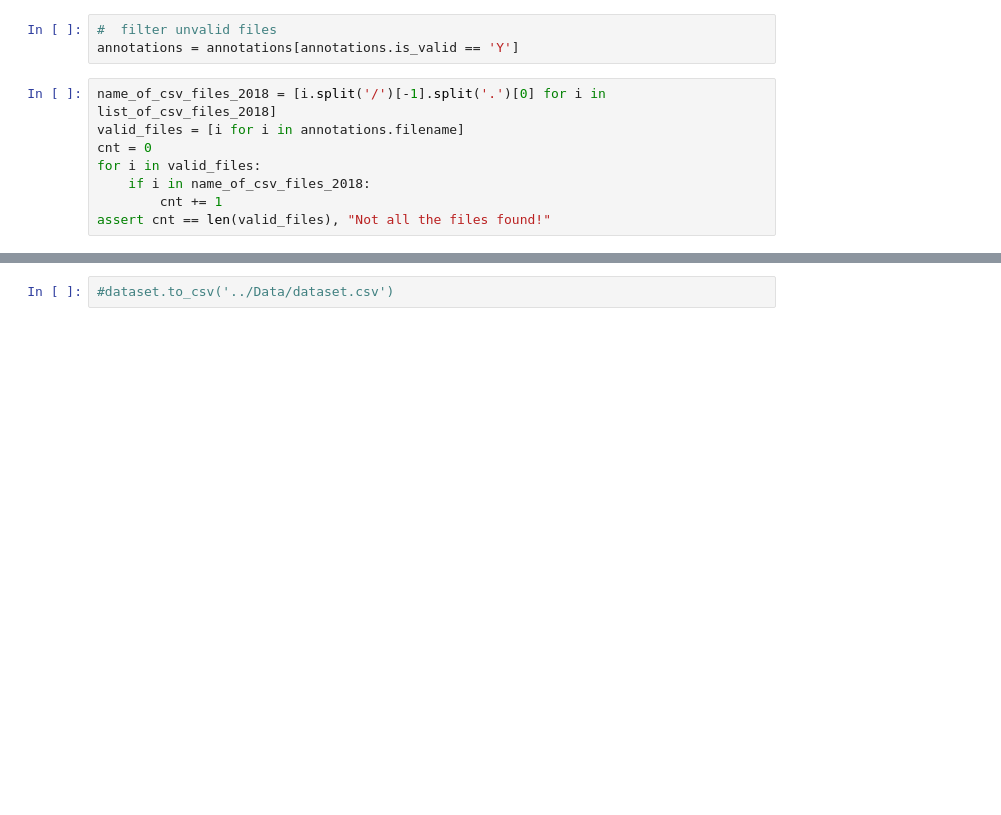
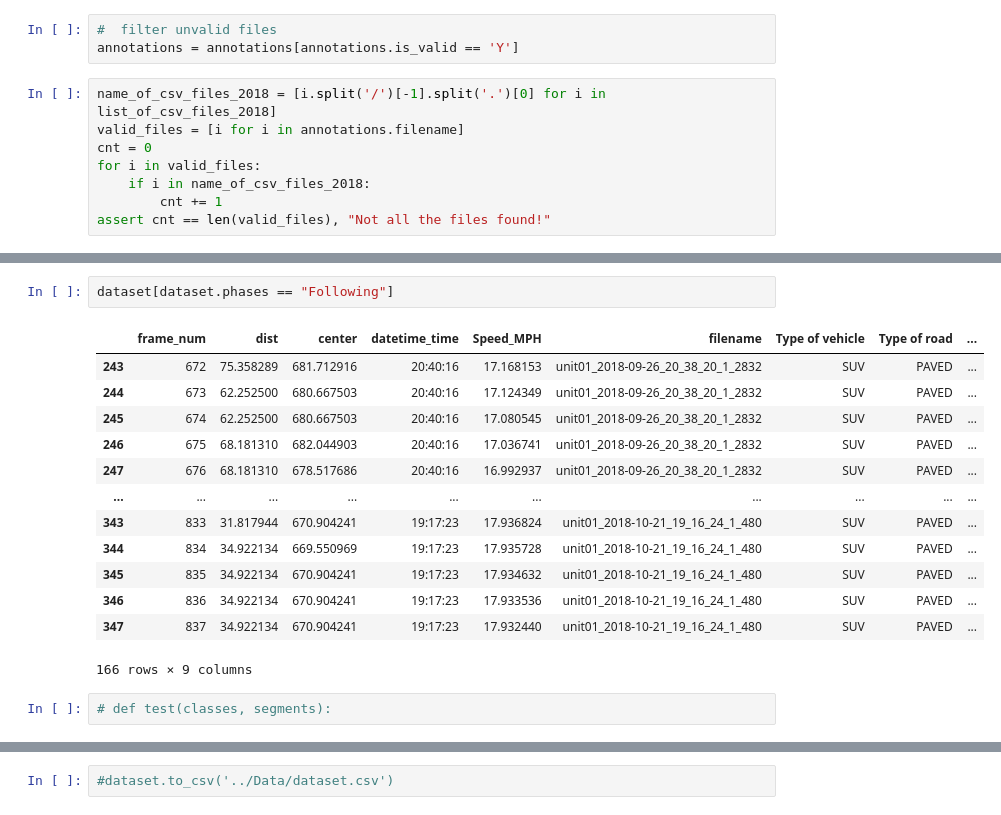
Before and after one commit to saeedarabi92/Farm-equipment-following-behaviour, a Jupyter notebook: notebooks/Mixed_effect_model.ipynb, the cells around one changed output, grey strips where cells are left out. Cells and saved outputs as stored; diff of their text form; blank space fills up the shorter version.

```diff
--- a/notebooks/Mixed_effect_model.ipynb
+++ b/notebooks/Mixed_effect_model.ipynb
@@ -80,0 +86,18 @@ KeyboardInterrupt:
+# %%
+dataset[dataset.phases == "Following"]
+# %% [output]
+|  | frame_num | dist | center | datetime_time | Speed_MPH | filename | Type of vehicle | Type of road | ... |
+| 243 | 672 | 75.358289 | 681.712916 | 20:40:16 | 17.168153 | unit01_2018-09-26_20_38_20_1_2832 | SUV | PAVED | ... |
+| 244 | 673 | 62.252500 | 680.667503 | 20:40:16 | 17.124349 | unit01_2018-09-26_20_38_20_1_2832 | SUV | PAVED | ... |
+| 245 | 674 | 62.252500 | 680.667503 | 20:40:16 | 17.080545 | unit01_2018-09-26_20_38_20_1_2832 | SUV | PAVED | ... |
+| 246 | 675 | 68.181310 | 682.044903 | 20:40:16 | 17.036741 | unit01_2018-09-26_20_38_20_1_2832 | SUV | PAVED | ... |
+| 247 | 676 | 68.181310 | 678.517686 | 20:40:16 | 16.992937 | unit01_2018-09-26_20_38_20_1_2832 | SUV | PAVED | ... |
+| ... | ... | ... | ... | ... | ... | ... | ... | ... | ... |
+| 343 | 833 | 31.817944 | 670.904241 | 19:17:23 | 17.936824 | unit01_2018-10-21_19_16_24_1_480 | SUV | PAVED | ... |
+| 344 | 834 | 34.922134 | 669.550969 | 19:17:23 | 17.935728 | unit01_2018-10-21_19_16_24_1_480 | SUV | PAVED | ... |
+| 345 | 835 | 34.922134 | 670.904241 | 19:17:23 | 17.934632 | unit01_2018-10-21_19_16_24_1_480 | SUV | PAVED | ... |
+| 346 | 836 | 34.922134 | 670.904241 | 19:17:23 | 17.933536 | unit01_2018-10-21_19_16_24_1_480 | SUV | PAVED | ... |
+| 347 | 837 | 34.922134 | 670.904241 | 19:17:23 | 17.932440 | unit01_2018-10-21_19_16_24_1_480 | SUV | PAVED | ... |
+166 rows × 9 columns
+# %%
+# def test(classes, segments):
```
Also changed, not shown: parts of 6 cells of this notebook.
